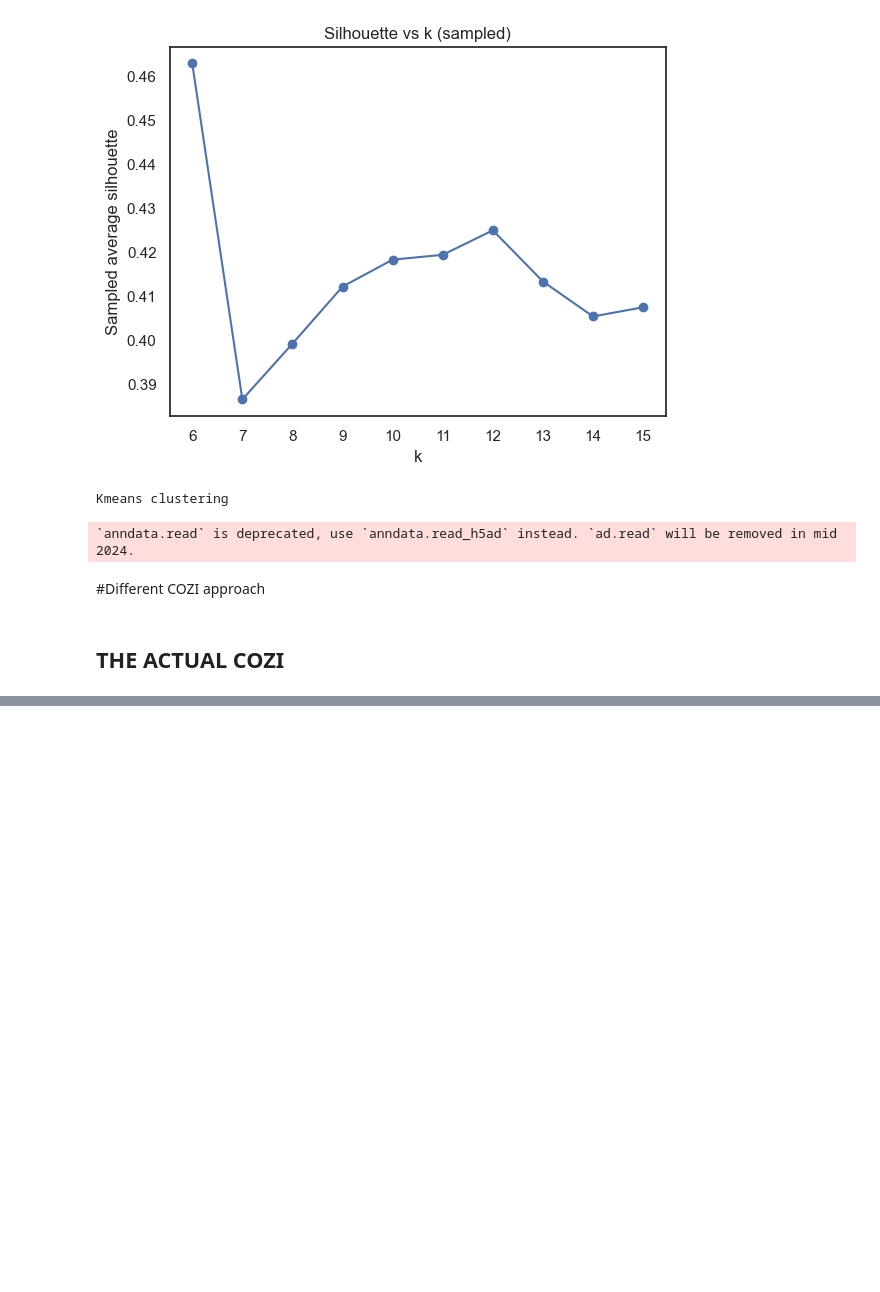
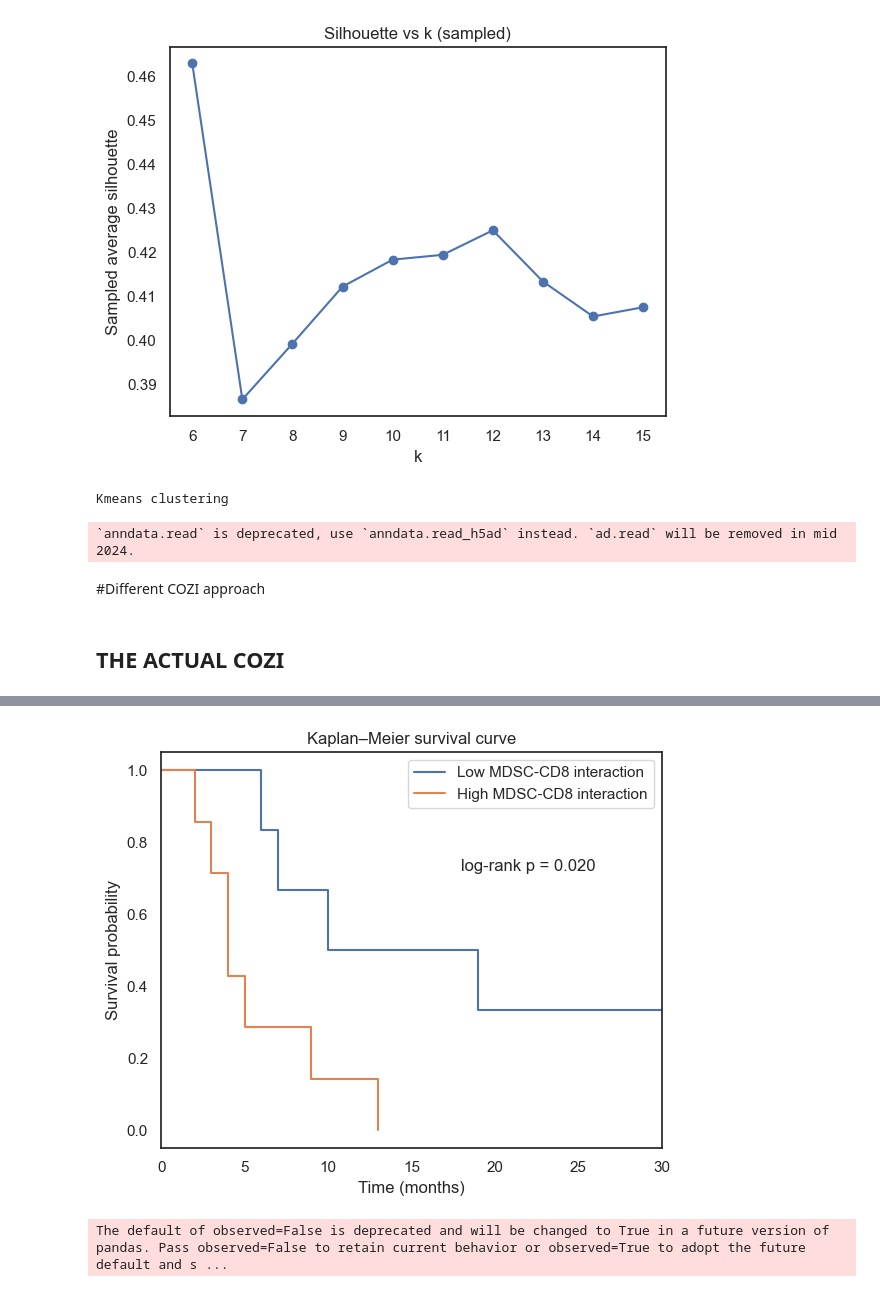
Before and after one commit to SchapiroLabor/NUT_spatial, a Jupyter notebook: spatial_analysis/spatial_analysis.ipynb, the cells around one changed output, grey strips where cells are left out. Saved outputs shown, nothing was run; the diff lists cells and outputs as text; code cells hidden in the pictures; blank space fills up the shorter version.

Commit message:
modified most functions

```diff
--- a/spatial_analysis/spatial_analysis.ipynb
+++ b/spatial_analysis/spatial_analysis.ipynb
@@ -3054,0 +3043,61 @@ cd8_interactions_filtered
+# %%
+import matplotlib.pyplot as plt
+from lifelines import KaplanMeierFitter
+from lifelines.statistics import logrank_test
+
+plt.figure(figsize=(6,5))
+
+kmf = KaplanMeierFitter()
+
+for group in survival_data["mdscs_group"].unique():
+    mask = survival_data["mdscs_group"] == group
+    kmf.fit(
+        survival_data.loc[mask, "survival_time_months"],
+        event_observed=survival_data.loc[mask, "event"],
+        label=group
+    )
+    kmf.plot_survival_function(ci_show=False)
+
+group_high = survival_data[survival_data["mdscs_group"] == "High MDSC-CD8 interaction"]
+group_low = survival_data[survival_data["mdscs_group"] == "Low MDSC-CD8 interaction"]
+
+result = logrank_test(
+    group_high["survival_time_months"],
+    group_low["survival_time_months"],
+    event_observed_A=group_high["event"],
+    event_observed_B=group_low["event"]
+)
+
+plt.text(0.6, 0.7, f"log-rank p = {result.p_value:.3f}", transform=plt.gca().transAxes)
+plt.xlim(0, 30)
+plt.xlabel("Time (months)")
+plt.ylabel("Survival probability")
+plt.title("Kaplan–Meier survival curve")
+
+plt.savefig("/Users/jawadalaaedeen/Desktop/images_for_figures/figure_4/MDSC_CD8_interaction_survival_plot.png", dpi=300, bbox_inches="tight")
+plt.tight_layout()
+plt.show()
+# %% [output]
+[figure, added]
+# %%
+#amount of Granulocytes, amount of MDSCs, amount of M2 macrophages, amount of CD8+ T cells, Granulocyte&MDSCs over CD8+ T cells ratio.. Macrophages over CD8+ T cells, Myeloid/Lymphoid, #Interaction with CD8+ T cells
+#amount of all cell types
+#get the count of cell types
+cell_counts = adata.obs.groupby(["patient_ID", "cell_category"]).size().unstack().fillna(0)
+cell_counts["patient_ID"] = cell_counts.index
+cell_counts = cell_counts.reset_index(drop=True)
+cell_counts.columns.name = None
+cell_counts["total_cells"] = cell_counts.iloc[:,:-1].sum(axis=1)
+cell_counts["Macrophages"] = cell_counts.loc[:, ["M1 macrophages", "M1/M2 macrophages", "M2 macrophages"]].sum(axis=1)
+cell_counts["M2 macrophages"] = cell_counts.loc[:, ["M1/M2 macrophages", "M2 macrophages"]].sum(axis = 1)
+cell_counts = cell_counts[["patient_ID", "CD8+ T cells","Granulocytes", "Macrophages", "M2 macrophages", "MDSCs", "total_cells"]]
+cell_counts["Gran_M2"] = cell_counts["Granulocytes"] / cell_counts["M2 macrophages"]
+cell_counts["Gran_T"] = cell_counts["Granulocytes"] / cell_counts["CD8+ T cells"]
+cell_counts["MDSCs_T"] = cell_counts["MDSCs"] / cell_counts["CD8+ T cells"]
+cell_counts["M2_T"] = cell_counts["M2 macrophages"] / cell_counts["CD8+ T cells"]
+cell_counts["Gran_prop"] = cell_counts["Granulocytes"] / cell_counts["total_cells"]
+cell_counts["MDSCs_prop"] = cell_counts["MDSCs"] / cell_counts["total_cells"]
+cell_counts["M2_prop"] = cell_counts["M2 macrophages"] / cell_counts["total_cells"]
+cell_counts = cell_counts[["patient_ID", "Gran_prop", "MDSCs_prop", "M2_prop", "Gran_M2", "Gran_T", "MDSCs_T", "M2_T"]]
+# %% [output]
+The default of observed=False is deprecated and will be changed to True in a future version of pandas. Pass observed=False to retain current behavior or observed=True to adopt the future default and s ...
```
Also changed, not shown: parts of 21 cells of this notebook, 9 other files.
